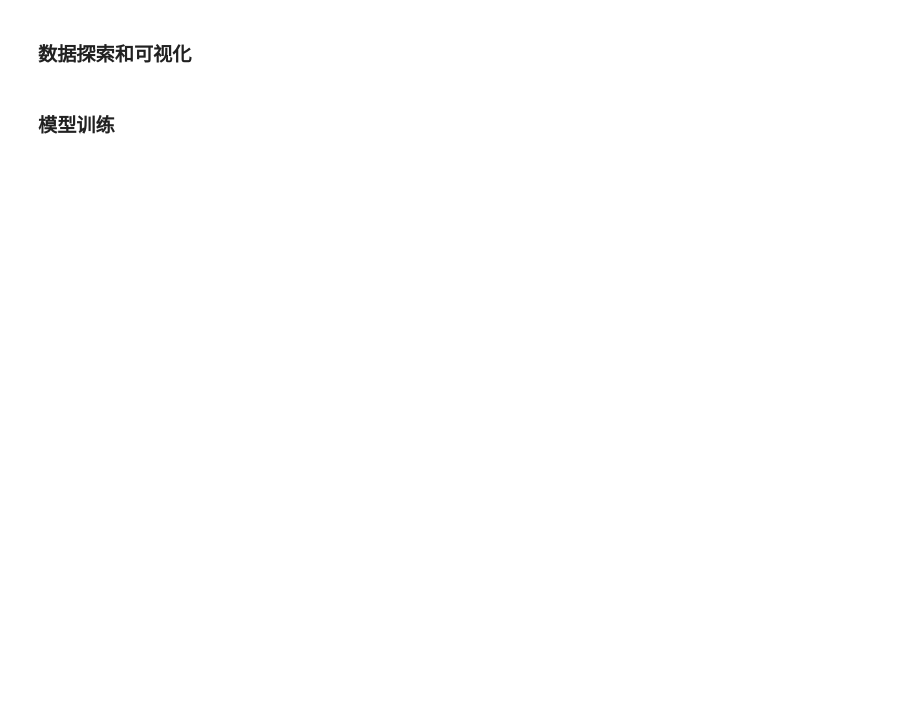
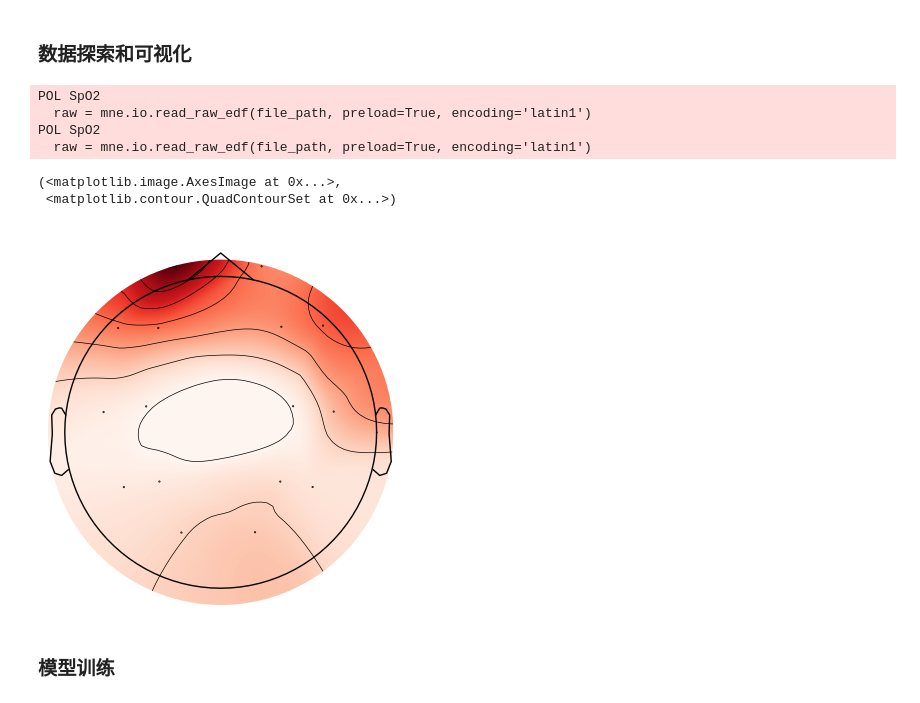
Before and after one commit to cretaceousmart/EEG_DL, a Jupyter notebook: notebooks/train_CNN.ipynb, the cells around one changed output. Drawn from its saved outputs; the diff is of its cells as text; code cells hidden in the pictures; blank space fills up the shorter version.

Commit message:
Improve: add some visualization tools

```diff
--- a/notebooks/train_CNN.ipynb
+++ b/notebooks/train_CNN.ipynb
@@ -21,16 +21,33 @@ import mne
 # %%
-eeg_file_name = 16
+
+eeg_file_name = 1
 file_path = rf'../src/data/EEG_DATASET/{eeg_file_name}/{eeg_file_name}.edf'
 # utils.read_edf(file_path)
 # 绘制EEG信号
 raw = utils.read_edf(file_path)
 raw = utils.rename_edf(raw)
 
 # 选取第1秒到第20秒的数据
-start, stop = raw.time_as_index([1, 30])  # 返回第1秒和第20秒的索引
+start, stop = raw.time_as_index([0, 1000*3600])  # 返回第1秒和第20秒的索引
 
 # 选取数据
 data, times = raw[:, start:stop]
 
 # 绘制信号
-raw.plot(start=1, duration=29, scalings='auto')
+# raw.plot(start=1, duration=29, scalings='auto')
+data = np.sum(data**2, axis=1) # 最大值为0.23795628471059346
+
+
+picks = utils.obtain_picks(raw)
+info = utils.obtain_eeg_info(raw, picks)
+fig, ax = plt.subplots()
+
+mne.viz.plot_topomap(data, info, axes=ax, show=False, ch_type='eeg',outlines='head',vlim=(0,0.24))
+# %% [output]
+POL SpO2
+  raw = mne.io.read_raw_edf(file_path, preload=True, encoding='latin1')
+POL SpO2
+  raw = mne.io.read_raw_edf(file_path, preload=True, encoding='latin1')
+(<matplotlib.image.AxesImage at 0x...>,
+ <matplotlib.contour.QuadContourSet at 0x...>)
+[figure, added]
```
Also changed, not shown: parts of 5 cells of this notebook, 7 other files.
